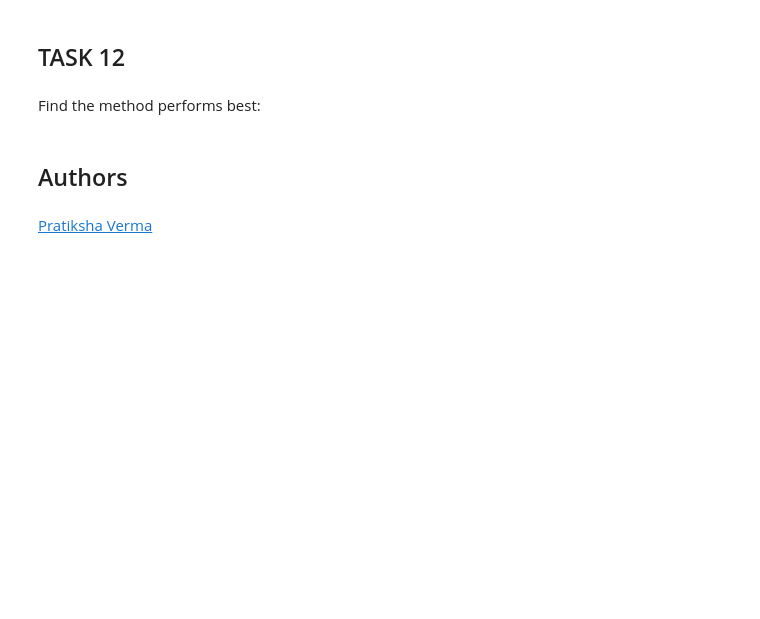
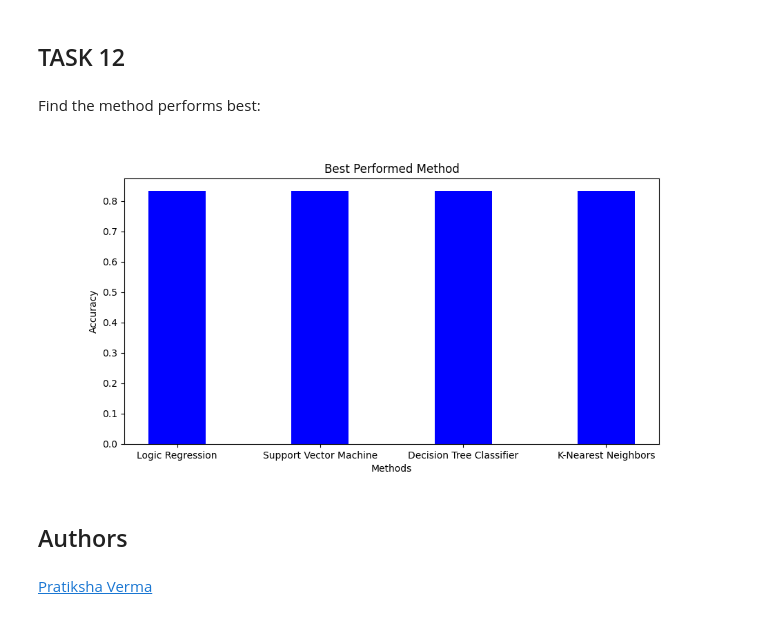
Before and after one commit to tazs4wheelin/Data-Science-Capstone, a Jupyter notebook: SpaceX_Machine_Learning_Prediction_Part_5.jupyterlite.ipynb, the cells around one changed output. Drawn from its saved outputs; the diff is of its cells as text; code cells hidden in the pictures; blank space fills up the shorter version.

```diff
--- a/SpaceX_Machine_Learning_Prediction_Part_5.jupyterlite.ipynb
+++ b/SpaceX_Machine_Learning_Prediction_Part_5.jupyterlite.ipynb
@@ -195,3 +191,8 @@ logreg_cv.score(X_test, Y_test)
+# %%
+accu=[]
+methods=[]
+accu.append(logreg_cv.score(X_test, Y_test))
+methods.append("Logic Regression")
 # %% [markdown]
 Lets look at the confusion matrix:
 # %%
@@ -238,3 +235,6 @@ svm_cv.score(X_test, Y_test)
+# %%
+accu.append(svm_cv.score(X_test, Y_test))
+methods.append("Support Vector Machine")
 # %% [markdown]
 We can plot the confusion matrix
 # %%
@@ -284,3 +280,6 @@ tree_cv.score(X_test, Y_test)
+# %%
+accu.append(tree_cv.score(X_test, Y_test))
+methods.append("Decision Tree Classifier")
 # %% [markdown]
 We can plot the confusion matrix
 # %%
@@ -324,3 +319,6 @@ knn_cv.score(X_test, Y_test)
+# %%
+accu.append(knn_cv.score(X_test, Y_test))
+methods.append("K-Nearest Neighbors")
 # %% [markdown]
 We can plot the confusion matrix
 # %%
@@ -333,6 +331,19 @@ plt.show()
 ## TASK  12
 # %% [markdown]
 Find the method performs best:
+# %%
+fig = plt.figure(figsize = (10, 5))
+
+# creating the bar plot
+plt.bar(methods, accu, color ='blue',
+        width = 0.4)
+
+plt.xlabel("Methods")
+plt.ylabel("Accuracy")
+plt.title("Best Performed Method")
+plt.show()
+# %% [output]
+[figure, added]
 # %% [markdown]
 ## Authors
 # %% [markdown]
```
Also changed, not shown: parts of 5 cells of this notebook.
